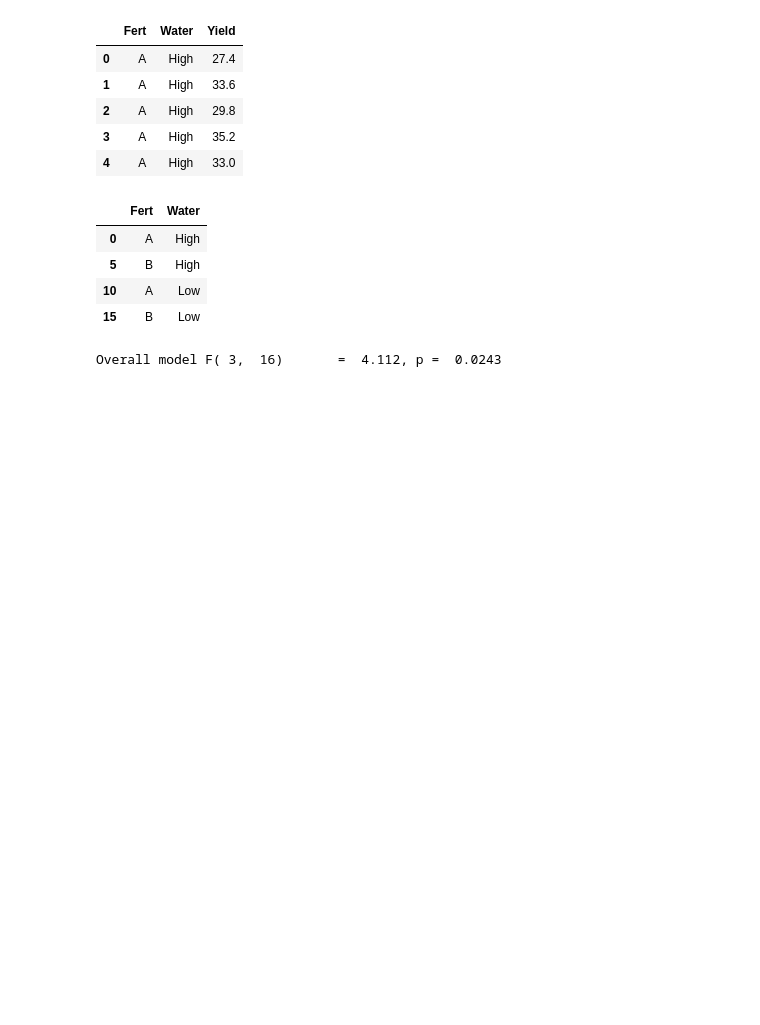
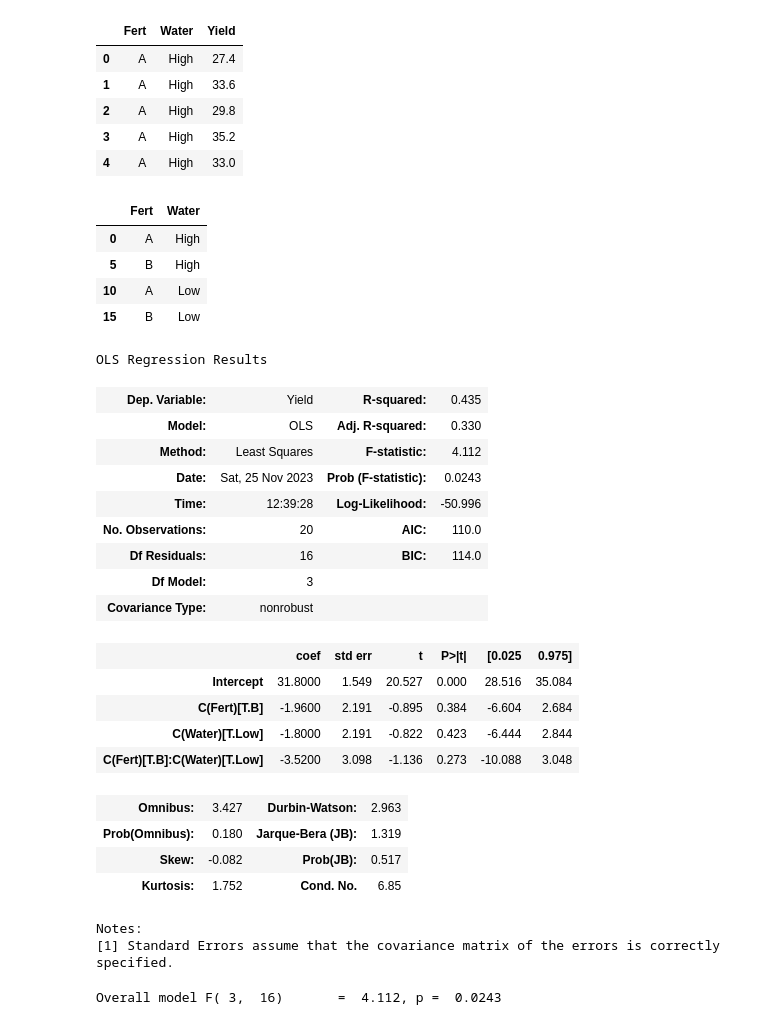
Before and after one commit to chunhuizhang/deeplearning_math, a Jupyter notebook: tutorials/prob_stats/stats/假设检验.ipynb, the cells around one changed output. Saved outputs shown, nothing was run; the diff lists cells and outputs as text; code cells hidden in the pictures; blank space fills up the shorter version.

Commit message:
update: notes

```diff
--- a/tutorials/prob_stats/stats/假设检验.ipynb
+++ b/tutorials/prob_stats/stats/假设检验.ipynb
@@ -208,4 +229,28 @@ df_anova2[['Fert', 'Water']].drop_duplicates()
 model = ols('Yield ~ C(Fert)*C(Water)', df_anova2).fit()
+# %%
+model.summary()
+# %% [output]
+OLS Regression Results
+| Dep. Variable: | Yield | R-squared: | 0.435 |
+| Model: | OLS | Adj. R-squared: | 0.330 |
+| Method: | Least Squares | F-statistic: | 4.112 |
+| Date: | Sat, 25 Nov 2023 | Prob (F-statistic): | 0.0243 |
+| Time: | 12:39:28 | Log-Likelihood: | -50.996 |
+| No. Observations: | 20 | AIC: | 110.0 |
+| Df Residuals: | 16 | BIC: | 114.0 |
+| Df Model: | 3 |  |  |
+| Covariance Type: | nonrobust |  |  |
+|  | coef | std err | t | P>|t| | [0.025 | 0.975] |
+| Intercept | 31.8000 | 1.549 | 20.527 | 0.000 | 28.516 | 35.084 |
+| C(Fert)[T.B] | -1.9600 | 2.191 | -0.895 | 0.384 | -6.604 | 2.684 |
+| C(Water)[T.Low] | -1.8000 | 2.191 | -0.822 | 0.423 | -6.444 | 2.844 |
+| C(Fert)[T.B]:C(Water)[T.Low] | -3.5200 | 3.098 | -1.136 | 0.273 | -10.088 | 3.048 |
+| Omnibus: | 3.427 | Durbin-Watson: | 2.963 |
+| Prob(Omnibus): | 0.180 | Jarque-Bera (JB): | 1.319 |
+| Skew: | -0.082 | Prob(JB): | 0.517 |
+| Kurtosis: | 1.752 | Cond. No. | 6.85 |
+Notes:
+[1] Standard Errors assume that the covariance matrix of the errors is correctly specified.
 # %%
 print(f"Overall model F({model.df_model: .0f}, {model.df_resid: .0f}) \
       = {model.fvalue: .3f}, p = {model.f_pvalue: .4f}")
```
Also changed, not shown: parts of 9 cells of this notebook.
